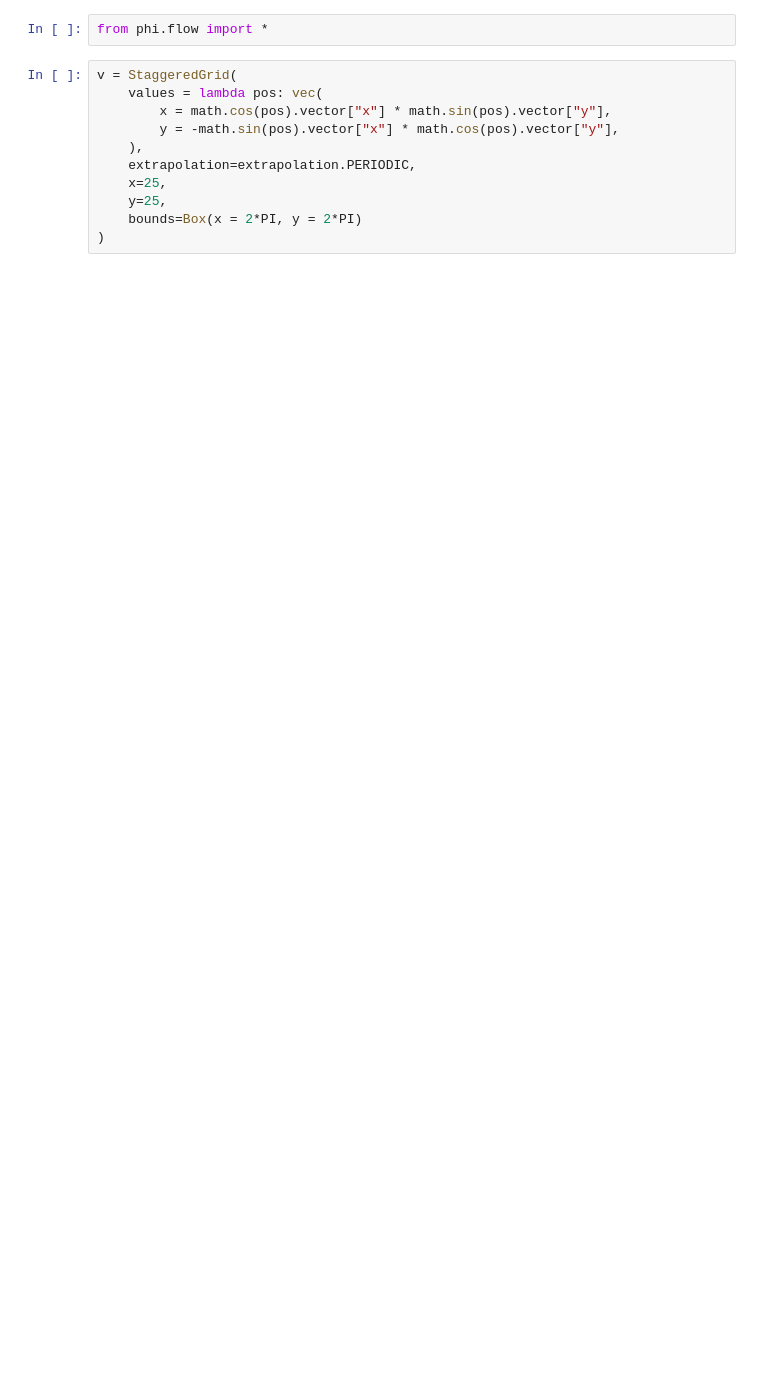
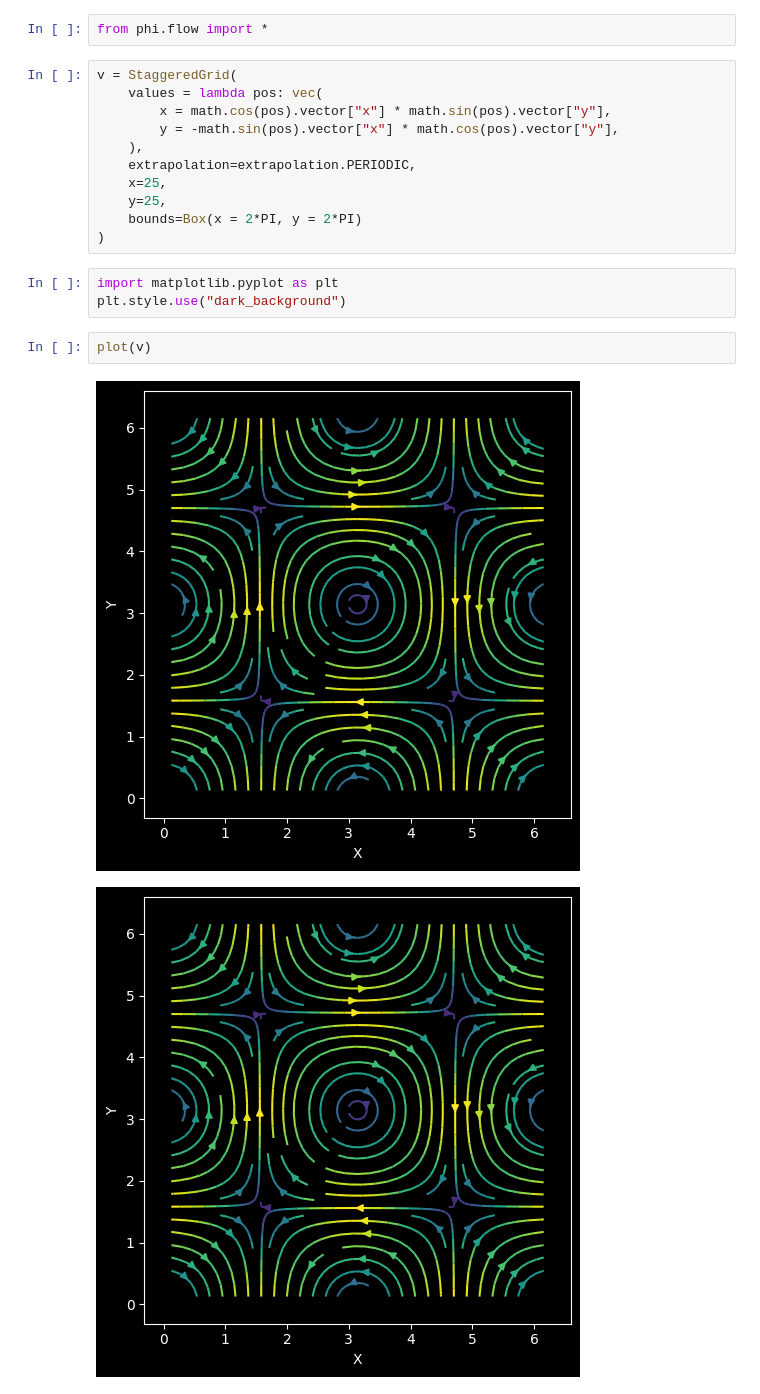
Before and after one commit to Lemonatix/how-to-python, a Jupyter notebook: physics_python/phiflow.ipynb, the cells around one changed output. Drawn from its saved outputs; the diff is of its cells as text; blank space fills up the shorter version.

Commit message:
adds first plot with phiflow

```diff
--- a/physics_python/phiflow.ipynb
+++ b/physics_python/phiflow.ipynb
@@ -32,3 +32,11 @@ v = StaggeredGrid(
     y=25,
     bounds=Box(x = 2*PI, y = 2*PI)
 )
+# %%
+import matplotlib.pyplot as plt
+plt.style.use("dark_background")
+# %%
+plot(v)
+# %% [output]
+[figure, added]
+[figure, added]
```
Also changed, not shown: parts of 1 cell of this notebook.
